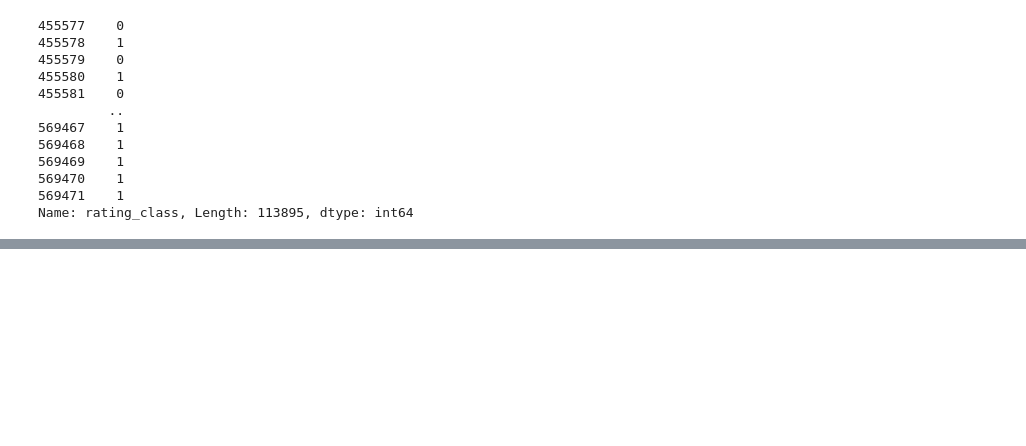
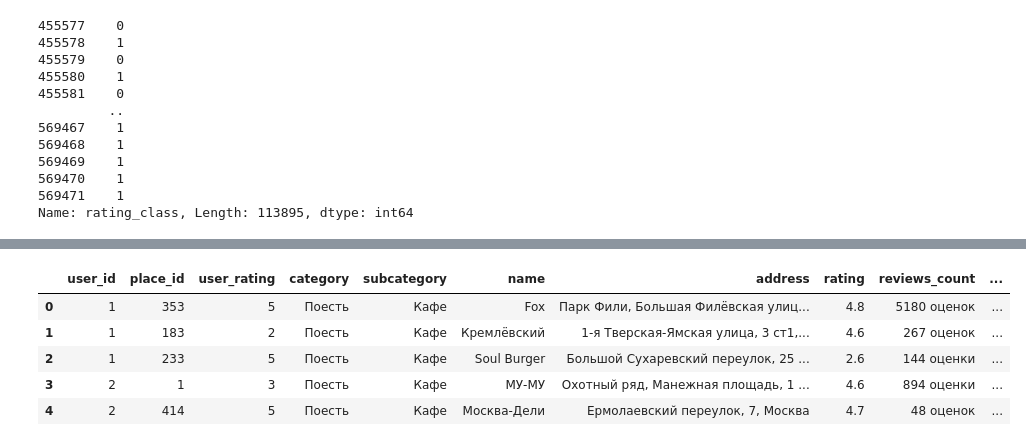
Before and after one commit to evamoorey/services-city-discover, a Jupyter notebook: microservice_reccomendations/RecSys.ipynb, the cells around one changed output, grey strips where cells are left out. Cells and saved outputs as stored; diff of their text form; code cells hidden in the pictures; blank space fills up the shorter version.

```diff
--- a/microservice_reccomendations/RecSys.ipynb
+++ b/microservice_reccomendations/RecSys.ipynb
@@ -669,0 +482,5 @@ NEW_PLACES_DATA
+# %%
+# Загрузка данных
+data_visit = pd.read_parquet('visits_full.parquet')
+data_places = pd.read_parquet('places_full.parquet')
+data_users = pd.read_parquet('users_full.parquet')
@@ -669,0 +511,2 @@ NEW_PLACES_DATA
+# %%
+data_visit = data_visit.drop('id',axis=1)
@@ -669,0 +533,9 @@ NEW_PLACES_DATA
+# %%
+data.head()
+# %% [output]
+|  | user_id | place_id | user_rating | category | subcategory | name | address | rating | reviews_count | ... |
+| 0 | 1 | 353 | 5 | Поесть | Кафе | Fox | Парк Фили, Большая Филёвская улиц... | 4.8 | 5180 оценок | ... |
+| 1 | 1 | 183 | 2 | Поесть | Кафе | Кремлёвский | 1-я Тверская-Ямская улица, 3 ст1,... | 4.6 | 267 оценок | ... |
+| 2 | 1 | 233 | 5 | Поесть | Кафе | Soul Burger | Большой Сухаревский переулок, 25 ... | 2.6 | 144 оценки | ... |
+| 3 | 2 | 1 | 3 | Поесть | Кафе | МУ-МУ | Охотный ряд, Манежная площадь, 1 ... | 4.6 | 894 оценки | ... |
+| 4 | 2 | 414 | 5 | Поесть | Кафе | Москва-Дели | Ермолаевский переулок, 7, Москва | 4.7 | 48 оценок | ... |
```
Also changed, not shown: parts of 58 cells of this notebook, 7 other files.
